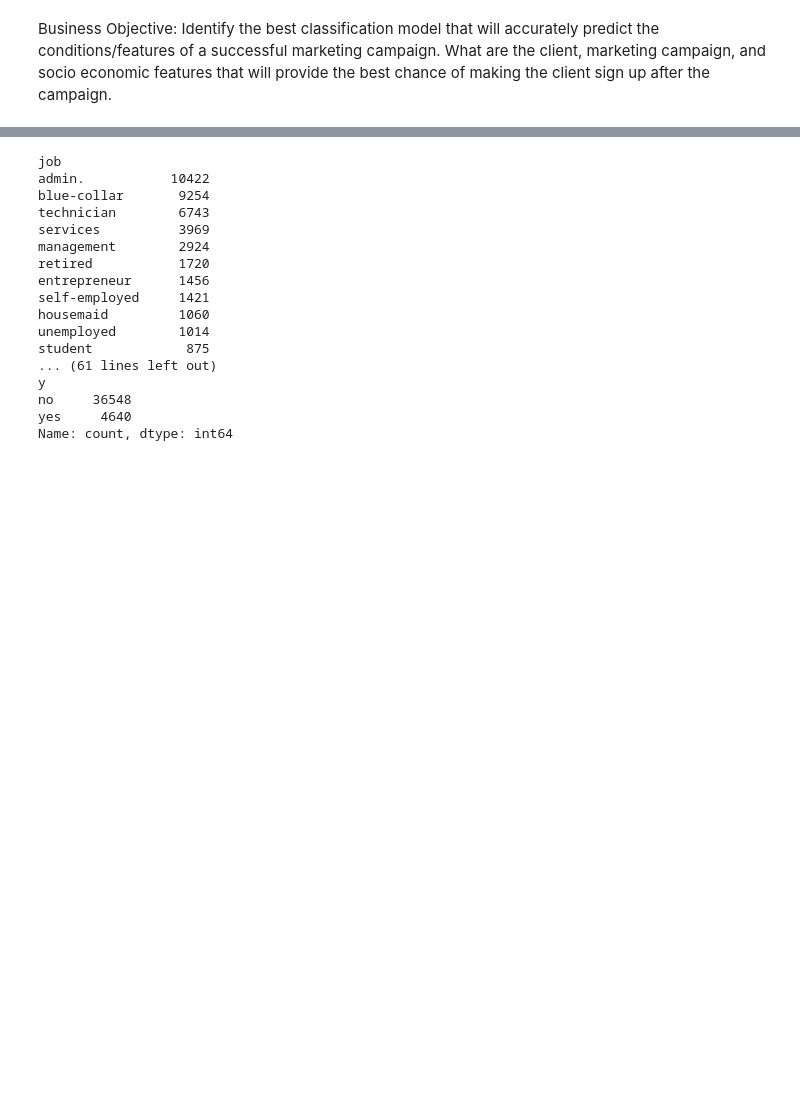
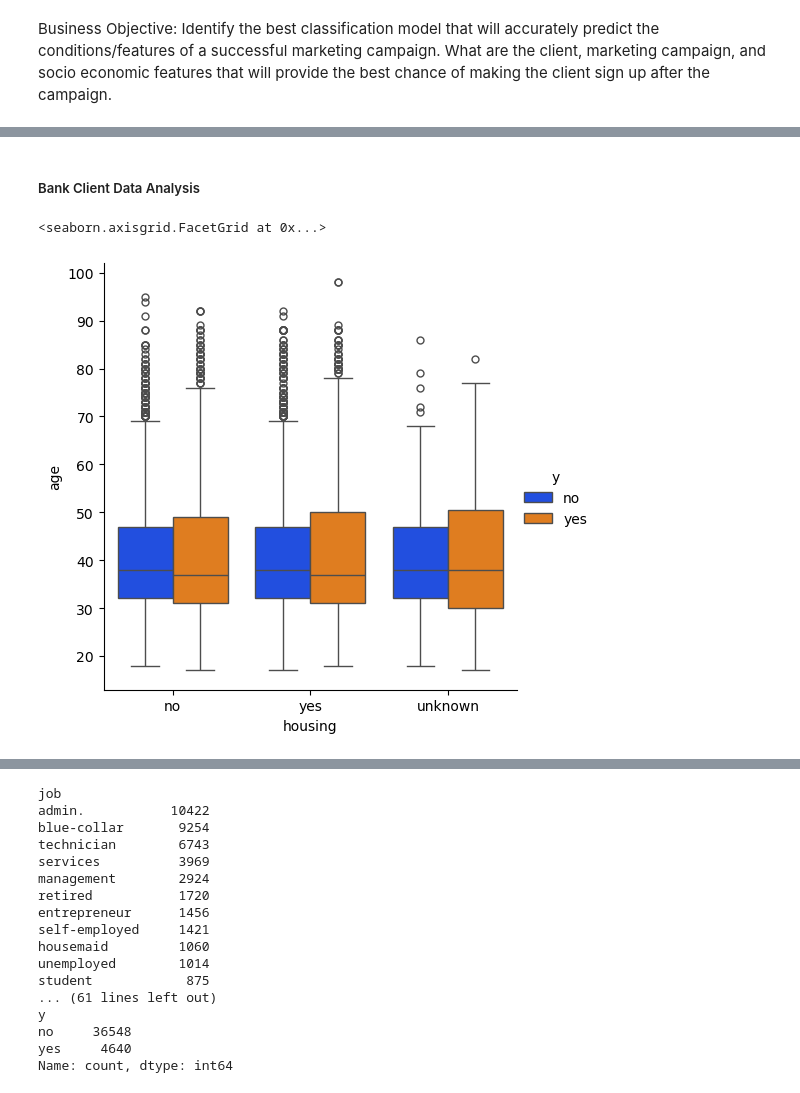
Before and after one commit to cdungca/comparing-classifiers, a Jupyter notebook: prompt_III.ipynb, the cells around one changed output, grey strips where cells are left out. Saved outputs shown, nothing was run; the diff lists cells and outputs as text; code cells hidden in the pictures; blank space fills up the shorter version.

```diff
--- a/prompt_III.ipynb
+++ b/prompt_III.ipynb
@@ -140,0 +149,12 @@ plt.show()
+# %%
+# Set color scheme for seaborn
+sns.set_palette("bright")
+# %% [markdown]
+##### Bank Client Data Analysis
+# %%
+sns.catplot(data=df, x="housing", y="age", hue="y", kind="box")
+# increase spacing in x axis
+#plt.xticks(rotation=45, ha='right')
+# %% [output]
+<seaborn.axisgrid.FacetGrid at 0x...>
+[figure, added]
```
Also changed, not shown: parts of 44 cells of this notebook.
